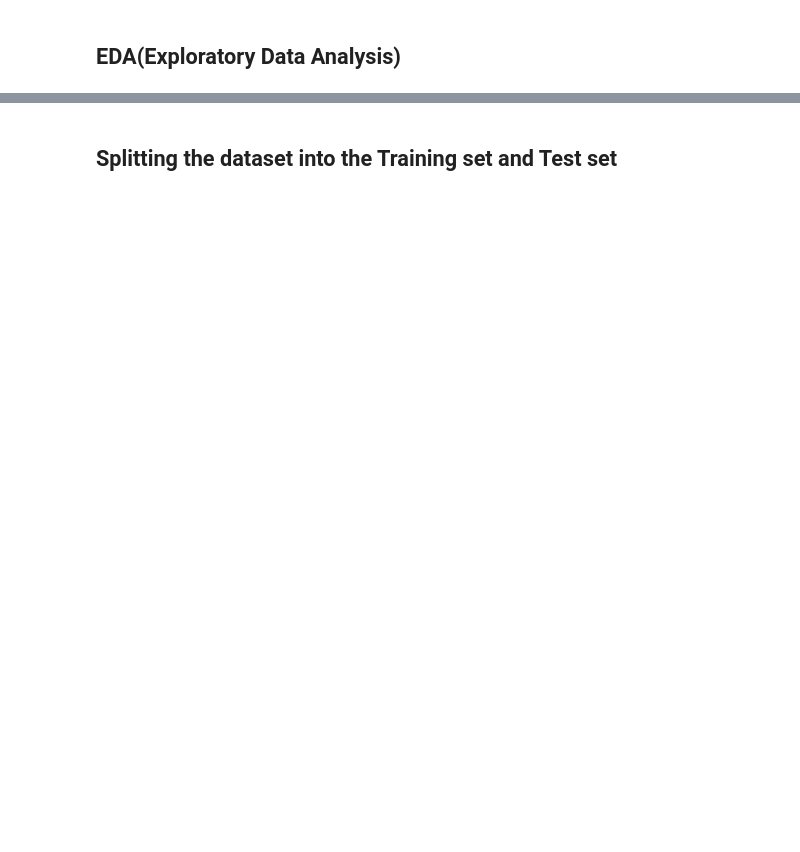
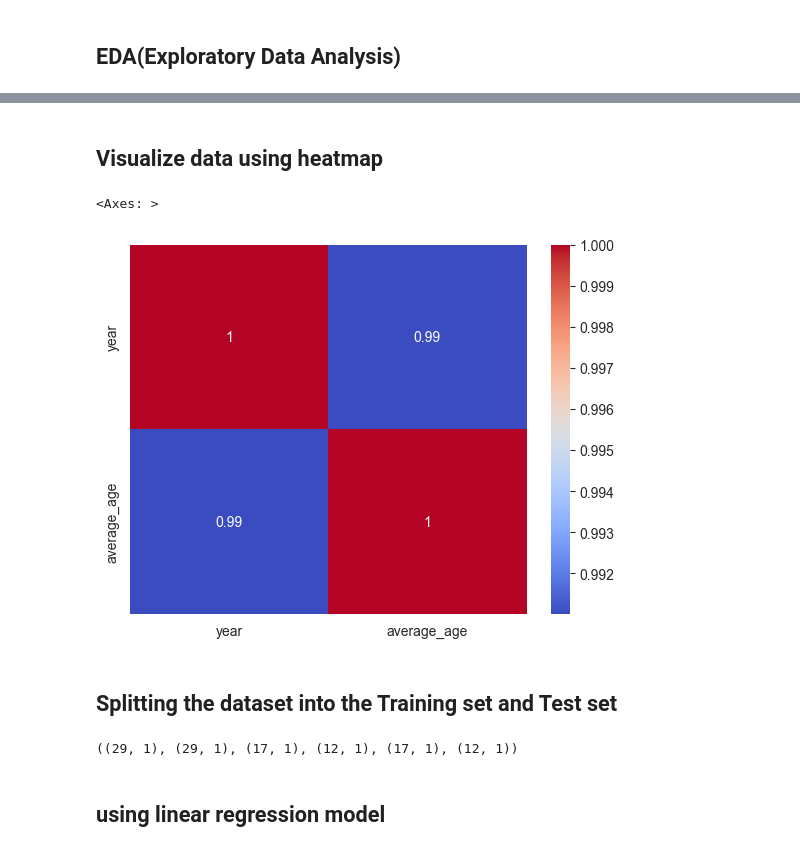
Before and after one commit to FernandoDataAnalitycs/ca_project, a Jupyter notebook: assignments.ipynb, the cells around one changed output, grey strips where cells are left out. Saved outputs shown, nothing was run; the diff lists cells and outputs as text; code cells hidden in the pictures; blank space fills up the shorter version.

Commit message:
apply model

```diff
--- a/assignments.ipynb
+++ b/assignments.ipynb
@@ -101,2 +83,11 @@ Index(['Statistic Label', 'Broad Nationality Group', 'Sex',
+# %% [markdown]
+## Visualize data using heatmap
+# %%
+cols = ["year",'average_age']
+coef_heat = np.corrcoef(df_aofm[cols].values.T)
+sns.heatmap(coef_heat,cmap="coolwarm",yticklabels=cols,xticklabels=cols,annot=True,cbar=True)
+# %% [output]
+<Axes: >
+[figure, added]
 # %% [markdown]
 ## Splitting the dataset into the Training set and Test set
@@ -112,6 +94,20 @@ Index(['Statistic Label', 'Broad Nationality Group', 'Sex',
 # %%
-# Split the data set into Training and Testing parts
-#X_train, X_test, y_train, y_test = train_test_split(X, y, test_size = 0.25, random_state = 0)
+# import train_test_split from the library sklearn
+from sklearn.model_selection import train_test_split
 
-# Display the Number of rows and columns before (X, y) and after Splitting (X_train, X_test, y_train, y_test)
-#X.shape, y.shape, X_train.shape, X_test.shape, y_train.shape, y_test.shape
+# Declare a variable named as 'X' and 'y'
+X = df_aofm.iloc[:, 1].values # independent variable
+y = df_aofm['average_age'].values # Target variable
+
+X = X.reshape(-1,1) # reshape to an 2D array
+y = y.reshape(-1, 1) # reshape to an 2D array
+
+# Split the data into 70% and 30% by using a parameter test_size = 30
+X_train, X_test, y_train, y_test = train_test_split(X, y, test_size = 0.4, random_state = 40)
+
+# Display the size of the rows and columns
+X.shape, y.shape, X_train.shape, X_test.shape, y_train.shape, y_test.shape
+# %% [output]
+((29, 1), (29, 1), (17, 1), (12, 1), (17, 1), (12, 1))
+# %% [markdown]
+## using linear regression model
```
Also changed, not shown: parts of 20 cells of this notebook, 3 other files.
